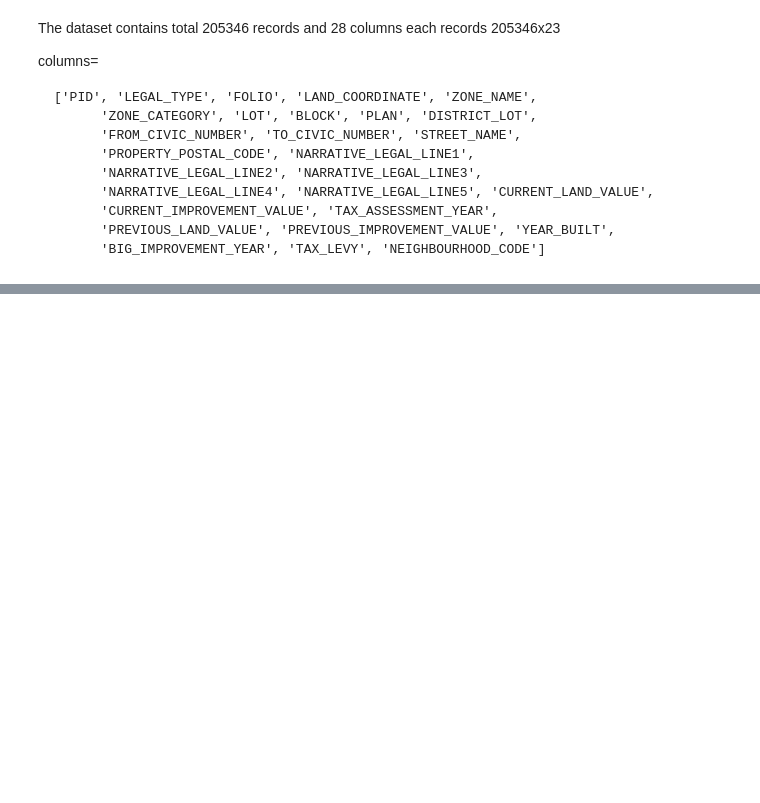
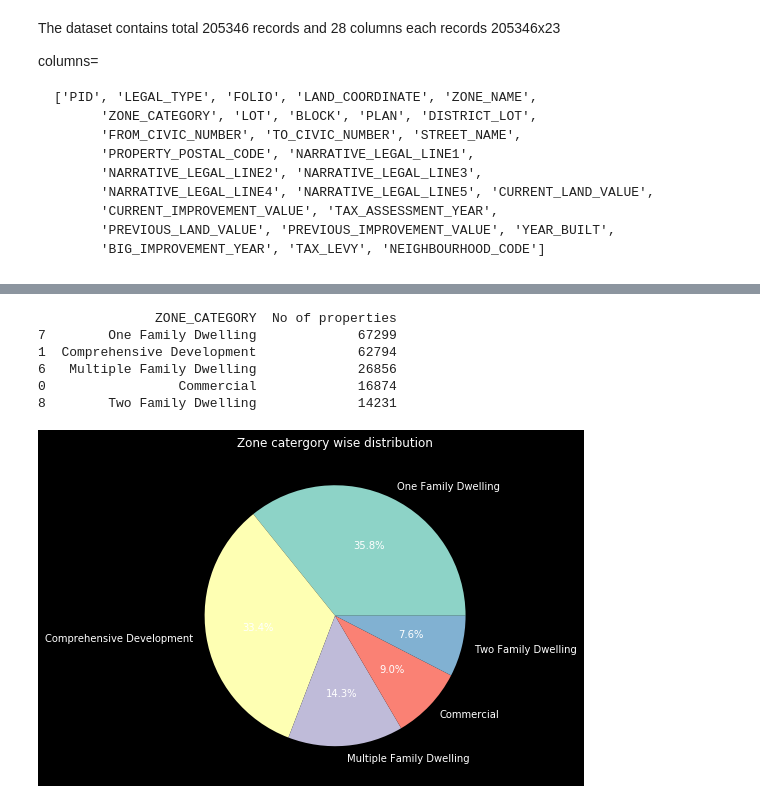
Before and after one commit to mrinaligupta255/Python-Libraries-for-Data-Science, a Jupyter notebook: matplotlib_for_data_science.ipynb, the cells around one changed output, grey strips where cells are left out. Cells and saved outputs as stored; diff of their text form; code cells hidden in the pictures; blank space fills up the shorter version.

```diff
--- a/matplotlib_for_data_science.ipynb
+++ b/matplotlib_for_data_science.ipynb
@@ -74,0 +103,29 @@ plt.show()
+# %%
+##Pie Chart
+
+zone=df[(df.ZONE_CATEGORY.notnull())]
+zone_grouped=zone.groupby('ZONE_CATEGORY',as_index=False)['PID'].count().rename(columns={'PID':'No of properties'})
+zone_grouped=zone_grouped.sort_values(by='No of properties')
+#taking top 5 %
+zone_grouped=zone_grouped.nlargest(n=5,columns='No of properties')
+print(zone_grouped)
+
+#getting percentage of every Zone_category
+total_property=zone_grouped['No of properties'].sum()
+percentage_property=zone_grouped['No of properties']*100/total_property
+categories=zone_grouped.ZONE_CATEGORY
+
+plt.figure(figsize=(6,6))
+colours=['red','orange','green','yellow','pink','blue','purple','white','black']
+
+plt.pie(percentage_property,labels=categories,autopct = '%1.1f%%')
+plt.title('Zone catergory wise distribution')
+plt.show()
+# %% [output]
+               ZONE_CATEGORY  No of properties
+7        One Family Dwelling             67299
+1  Comprehensive Development             62794
+6   Multiple Family Dwelling             26856
+0                 Commercial             16874
+8        Two Family Dwelling             14231
+[figure, added]
```
Also changed, not shown: parts of 4 cells of this notebook.
